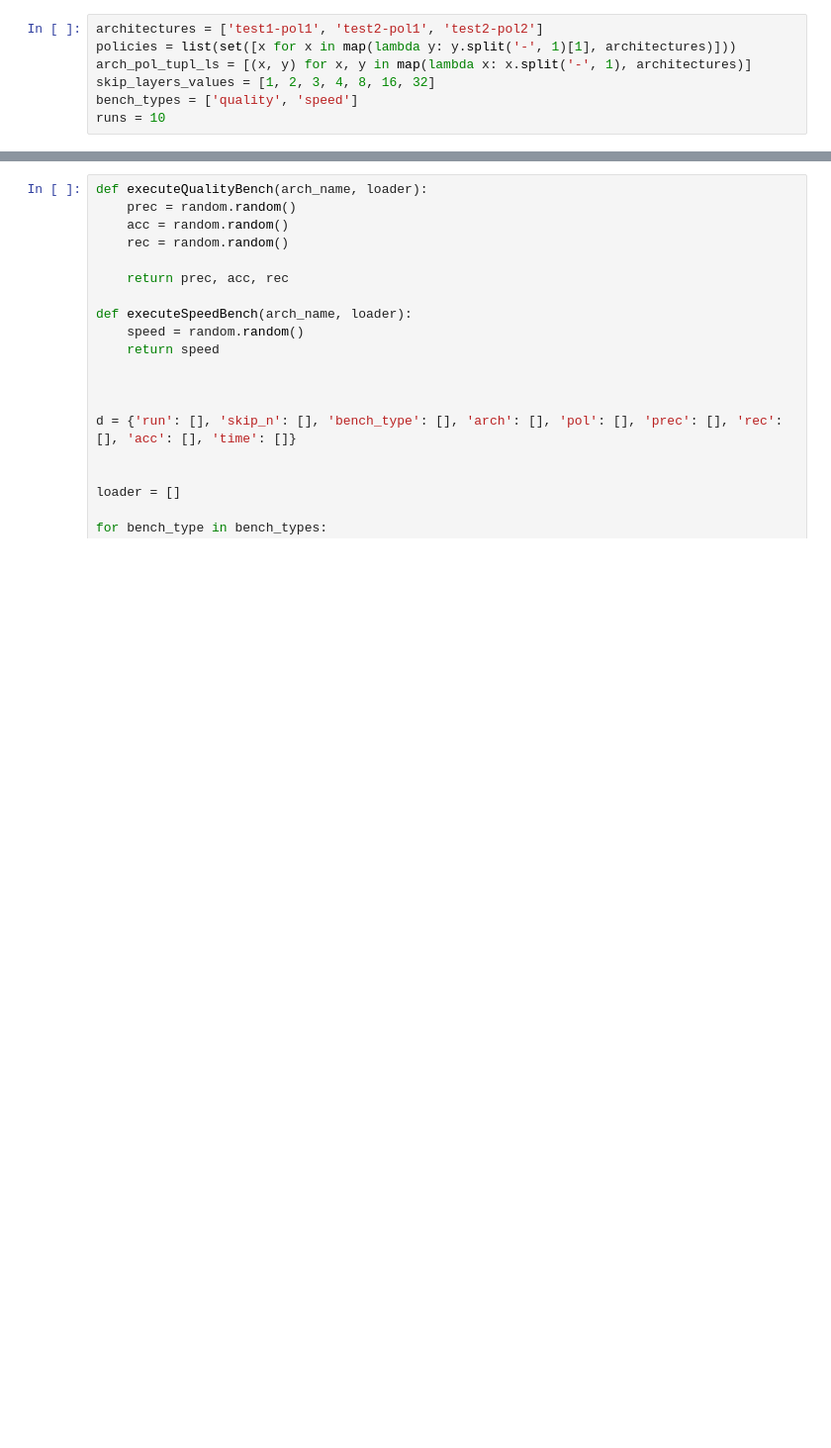
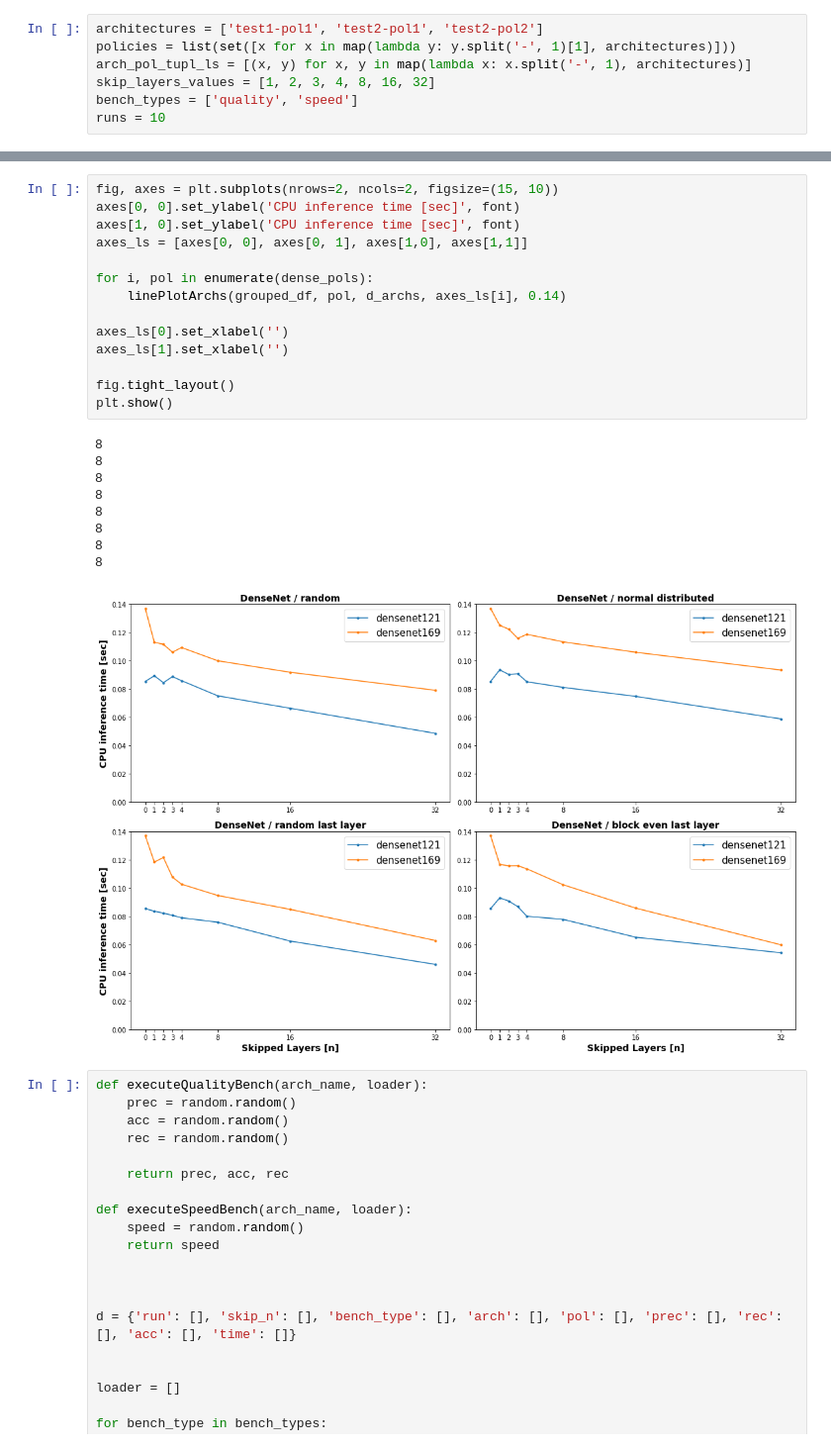
Before and after one commit to a-luengen/anytimeDnn, a Jupyter notebook: reports/benchmark_data_test.ipynb, the cells around one changed output, grey strips where cells are left out. Shown at 99% size. Saved outputs shown, nothing was run; the diff lists cells and outputs as text; blank space fills up the shorter version.

```diff
--- a/reports/benchmark_data_test.ipynb
+++ b/reports/benchmark_data_test.ipynb
@@ -220,3 +299,27 @@ printBoxPlotForArchAndPol(q_df, 'densenet169', 'skip')
+# %%
+fig, axes = plt.subplots(nrows=2, ncols=2, figsize=(15, 10))
+axes[0, 0].set_ylabel('CPU inference time [sec]', font)
+axes[1, 0].set_ylabel('CPU inference time [sec]', font)
+axes_ls = [axes[0, 0], axes[0, 1], axes[1,0], axes[1,1]]
+
+for i, pol in enumerate(dense_pols):
+    linePlotArchs(grouped_df, pol, d_archs, axes_ls[i], 0.14)
+
+axes_ls[0].set_xlabel('')
+axes_ls[1].set_xlabel('')
+
+fig.tight_layout()
+plt.show()
+# %% [output]
+8
+8
+8
+8
+8
+8
+8
+8
+[figure, added]
 # %%
 def executeQualityBench(arch_name, loader):
     prec = random.random()
```
Also changed, not shown: parts of 19 cells of this notebook.
